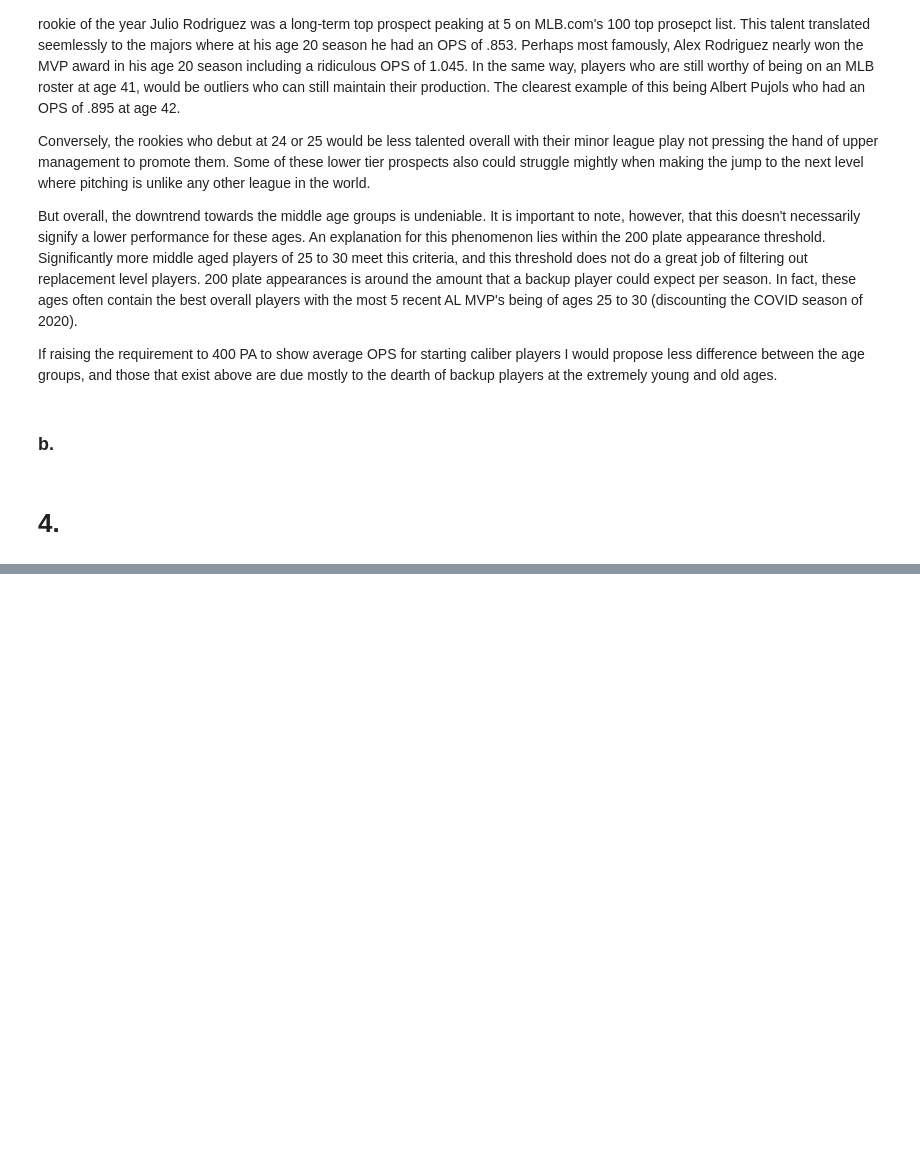
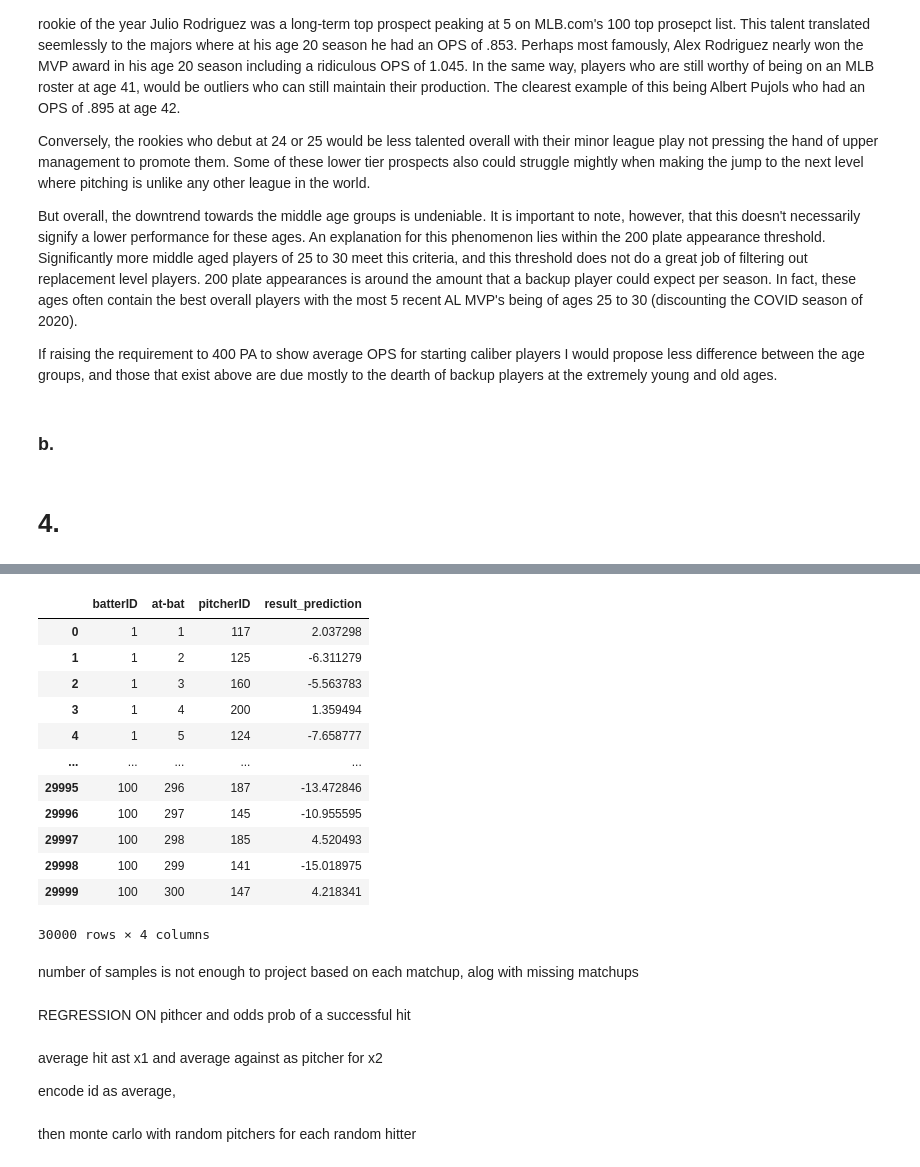
Before and after one commit to reetyf/yankees, a Jupyter notebook: part2/Hailey_Weinschenk_QA_Associate_Questionnaire_part2.ipynb, the cells around one changed output, grey strips where cells are left out. Saved outputs shown, nothing was run; the diff lists cells and outputs as text; code cells hidden in the pictures; blank space fills up the shorter version.

```diff
--- a/part2/Hailey_Weinschenk_QA_Associate_Questionnaire_part2.ipynb
+++ b/part2/Hailey_Weinschenk_QA_Associate_Questionnaire_part2.ipynb
@@ -120,0 +195,4 @@ If raising the requirement to 400 PA to show average OPS for starting caliber pl
+# %%
+X = df.copy()
+X.drop(['batterID','pitcherID'],axis = 1, inplace = True)
+X.columns = X.columns[::-1]
@@ -120,0 +227,17 @@ If raising the requirement to 400 PA to show average OPS for starting caliber pl
+# %%
+y = X['Result']
+X.drop('Result', axis = 1, inplace = True)
+# %%
+from sklearn.linear_model import LinearRegression
+from sklearn.model_selection import train_test_split
+import numpy as np
+
+X_train, X_test,y_train,y_test = train_test_split(X,y, test_size=.2,random_state=99)
+
+lin = LinearRegression()
+lin.fit(X_train,y_train)
+#preds = lin.predict(X_test)
+# acc = (abs(y_test - preds) <= 30).sum()/len(preds)
+# acc
+coefs = lin.coef_
+intercept = np.array(lin.intercept_)
@@ -120,0 +248,34 @@ If raising the requirement to 400 PA to show average OPS for starting caliber pl
+# %%
+import random
+from tqdm import tqdm
+
+
+preds = pd.DataFrame(columns=['batterID','at-bat','pitcherID','result_prediction'])
+
+pbar = tqdm(range(1,101))
+for i in pbar: # for one batter...
+    batter_avg = df.loc[df['batterID'] == i,'batter_avg'].iloc[0]
+    for j in range(1,301): #one at bat
+        rand = random.randint(101,200)
+        pbar.set_description(f'Simming for Batter {i}, At-Bat {j} against Pitcher {rand}')
+        pitcher_avg = df.loc[df['pitcherID'] == rand,'pitcher_avg'].iloc[0]
+        avgs = np.array([batter_avg,pitcher_avg])
+        pred = np.dot(coefs,avgs) + intercept
+        dic = pd.DataFrame(data = [{"batterID":i,'at-bat':j,"pitcherID":rand,"result_prediction":pred}])
+        preds = pd.concat([preds,dic],ignore_index= True)
+# %%
+preds
+# %% [output]
+|  | batterID | at-bat | pitcherID | result_prediction |
+| 0 | 1 | 1 | 117 | 2.037298 |
+| 1 | 1 | 2 | 125 | -6.311279 |
+| 2 | 1 | 3 | 160 | -5.563783 |
+| 3 | 1 | 4 | 200 | 1.359494 |
+| 4 | 1 | 5 | 124 | -7.658777 |
+| ... | ... | ... | ... | ... |
+| 29995 | 100 | 296 | 187 | -13.472846 |
+| 29996 | 100 | 297 | 145 | -10.955595 |
+| 29997 | 100 | 298 | 185 | 4.520493 |
+| 29998 | 100 | 299 | 141 | -15.018975 |
+| 29999 | 100 | 300 | 147 | 4.218341 |
+30000 rows × 4 columns
@@ -120,0 +292,10 @@ If raising the requirement to 400 PA to show average OPS for starting caliber pl
+# %% [markdown]
+number of samples is not enough to project based on each matchup, alog with missing matchups
+# %% [markdown]
+REGRESSION ON pithcer and odds prob of a successful hit
+# %% [markdown]
+average hit ast x1 and average against as pitcher for  x2
+
+encode id as average,
+# %% [markdown]
+then monte carlo with random pitchers for each random hitter
```
Also changed, not shown: parts of 19 cells of this notebook.
